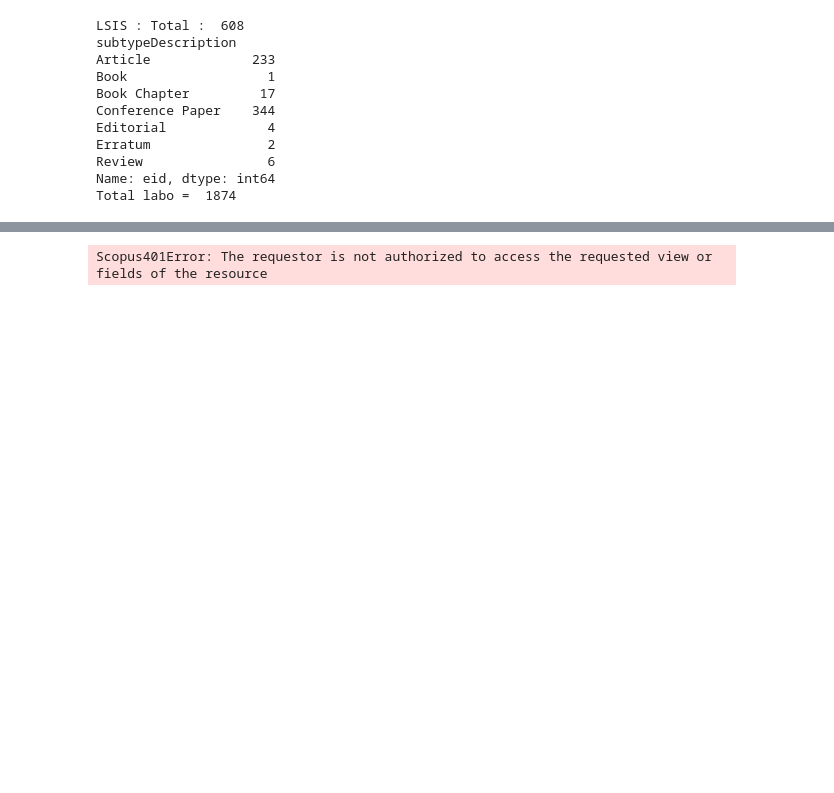
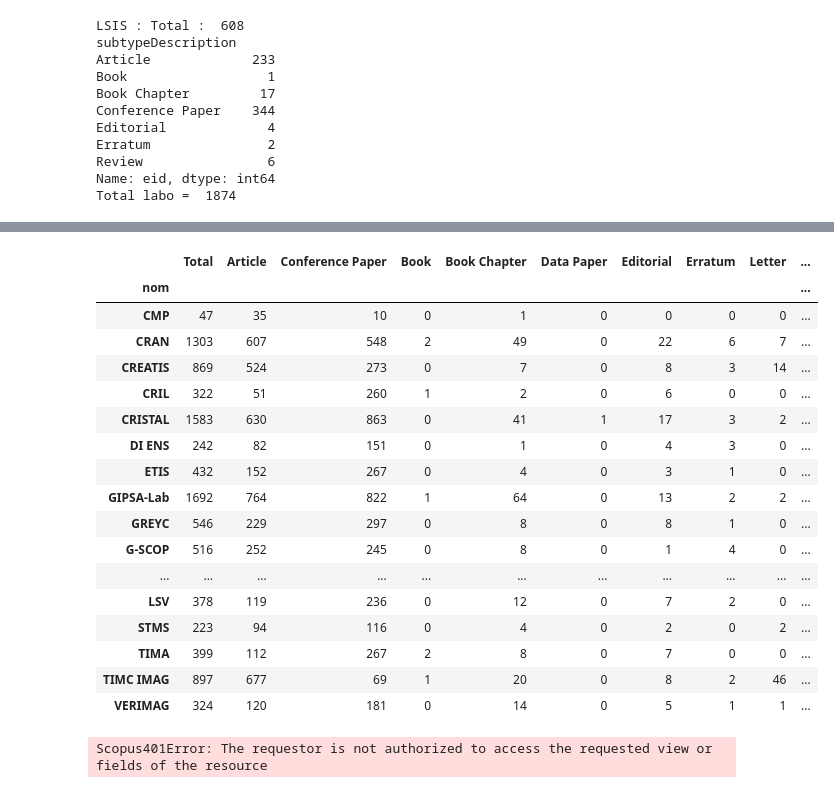
Before and after one commit to pbellot/HALPublications, a Jupyter notebook: scopus.ipynb, the cells around one changed output, grey strips where cells are left out. Drawn from its saved outputs; the diff is of its cells as text; code cells hidden in the pictures; blank space fills up the shorter version.

Commit message:
ajout par année Scopus

```diff
--- a/scopus.ipynb
+++ b/scopus.ipynb
@@ -103,5 +107,5 @@ Total labo =  1874
 # %%
-#Interrogation par AFFILORG
+#Interrogation par AF-ID
 total = 0
 for labo in labID:
     print(labo)
@@ -112,6 +116,7 @@ for labo in labID:
     total += li.get_results_size()
     #print(li.results)
     df = pd.DataFrame(pd.DataFrame(li.results))
+    df.to_csv("Scopus/"+labo[0]+'.csv')
     print(df.groupby('subtypeDescription')['eid'].nunique())
 print ("Total labo = ", total)
 # %% [output]
@@ -137,0 +275,50 @@ KeyError: 'subtypeDescription'
+# %%
+def initStatsLabo ():
+    npPublisLabo = list()
+    for labo in labID:
+        npPublisLabo.append({"nom":labo[0]})
+    #print(npPublisLabo)
+    global statsLabo
+    statsLabo = pd.DataFrame(npPublisLabo)
+    statsLabo.set_index('nom',inplace=True)
+    statsLabo["Total"]=0
+    statsLabo["Article"]=0
+    statsLabo["Conference Paper"]=0
+    statsLabo["Book"]=0
+    statsLabo["Book Chapter"]=0
+    statsLabo["Data Paper"]=0
+    statsLabo["Editorial"]=0
+    statsLabo["Erratum"]=0
+    statsLabo["Letter"]=0
+    statsLabo["Review"]=0
+    statsLabo["Short Survey"]=0
+    statsLabo["Note"]=0
+    statsLabo["Retracted"]=0
+# %%
+initStatsLabo()
+for labo in labID:
+    df = pd.read_csv("Scopus/"+labo[0]+".csv")
+    statsLabo.loc[labo[0],'Total'] = len(df)
+    dataLabo = df.groupby('subtypeDescription')['eid'].count()
+    for type in dataLabo.index:
+        statsLabo.loc[labo[0],type]=dataLabo[type]
+statsLabo
+# %% [output]
+|  | Total | Article | Conference Paper | Book | Book Chapter | Data Paper | Editorial | Erratum | Letter | ... |
+| nom |  |  |  |  |  |  |  |  |  | ... |
+| CMP | 47 | 35 | 10 | 0 | 1 | 0 | 0 | 0 | 0 | ... |
+| CRAN | 1303 | 607 | 548 | 2 | 49 | 0 | 22 | 6 | 7 | ... |
+| CREATIS | 869 | 524 | 273 | 0 | 7 | 0 | 8 | 3 | 14 | ... |
+| CRIL | 322 | 51 | 260 | 1 | 2 | 0 | 6 | 0 | 0 | ... |
+| CRISTAL | 1583 | 630 | 863 | 0 | 41 | 1 | 17 | 3 | 2 | ... |
+| DI ENS | 242 | 82 | 151 | 0 | 1 | 0 | 4 | 3 | 0 | ... |
+| ETIS | 432 | 152 | 267 | 0 | 4 | 0 | 3 | 1 | 0 | ... |
+| GIPSA-Lab | 1692 | 764 | 822 | 1 | 64 | 0 | 13 | 2 | 2 | ... |
+| GREYC | 546 | 229 | 297 | 0 | 8 | 0 | 8 | 1 | 0 | ... |
+| G-SCOP | 516 | 252 | 245 | 0 | 8 | 0 | 1 | 4 | 0 | ... |
+| ... | ... | ... | ... | ... | ... | ... | ... | ... | ... | ... |
+| LSV | 378 | 119 | 236 | 0 | 12 | 0 | 7 | 2 | 0 | ... |
+| STMS | 223 | 94 | 116 | 0 | 4 | 0 | 2 | 0 | 2 | ... |
+| TIMA | 399 | 112 | 267 | 2 | 8 | 0 | 7 | 0 | 0 | ... |
+| TIMC IMAG | 897 | 677 | 69 | 1 | 20 | 0 | 8 | 2 | 46 | ... |
+| VERIMAG | 324 | 120 | 181 | 0 | 14 | 0 | 5 | 1 | 1 | ... |
```
Also changed, not shown: parts of 3 cells of this notebook.
